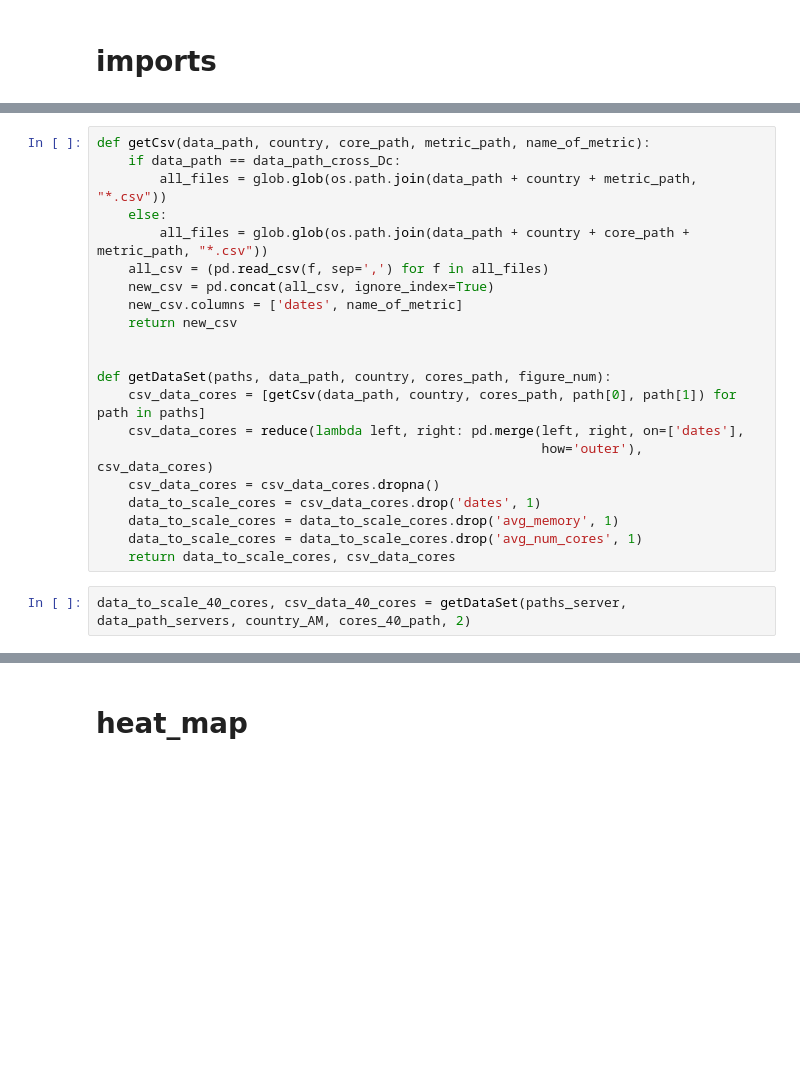
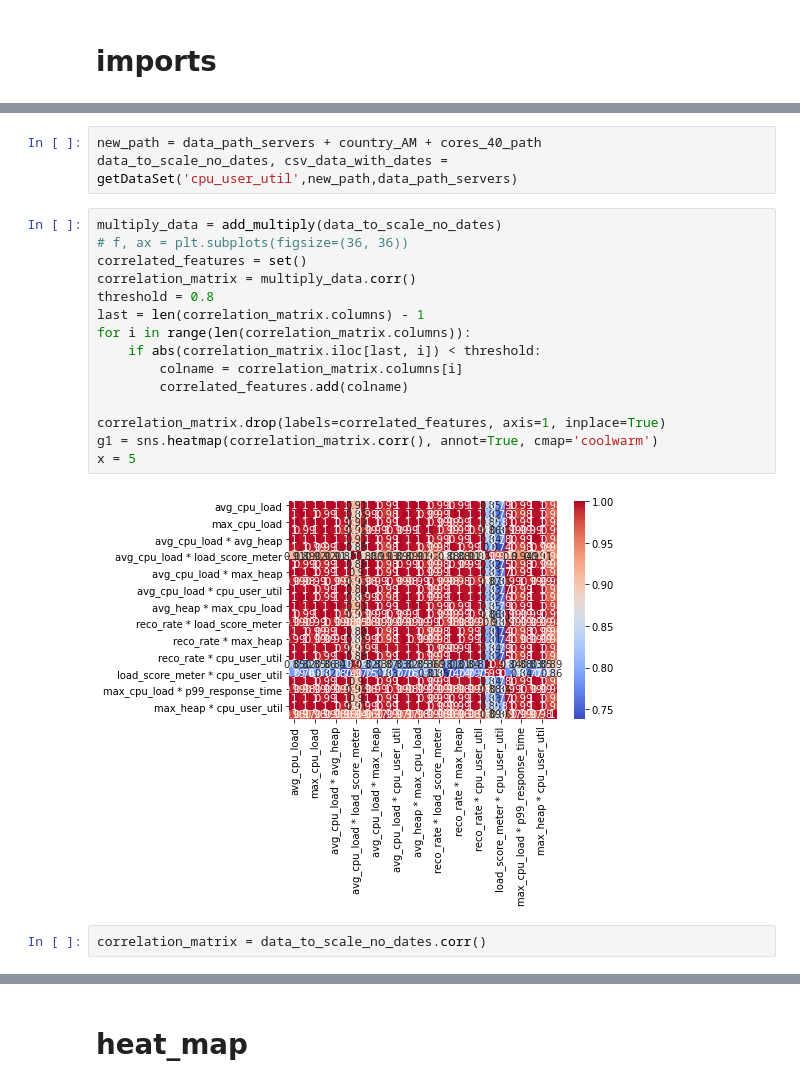
Before and after one commit to gilad83/Taboola-Internship, a Jupyter notebook: plot_jupyter_singleServer_new_metrics.ipynb, the cells around one changed output, grey strips where cells are left out. Saved outputs shown, nothing was run; the diff lists cells and outputs as text; blank space fills up the shorter version.

```diff
--- a/plot_jupyter_singleServer_new_metrics.ipynb
+++ b/plot_jupyter_singleServer_new_metrics.ipynb
@@ -68,23 +127,22 @@ a4_dims = (11.7, 8.27)
-# %%
-def getCsv(data_path, country, core_path, metric_path, name_of_metric):
-    if data_path == data_path_cross_Dc:
-        all_files = glob.glob(os.path.join(data_path + country + metric_path, "*.csv"))
-    else:
-        all_files = glob.glob(os.path.join(data_path + country + core_path + metric_path, "*.csv"))
-    all_csv = (pd.read_csv(f, sep=',') for f in all_files)
-    new_csv = pd.concat(all_csv, ignore_index=True)
-    new_csv.columns = ['dates', name_of_metric]
-    return new_csv
-
-
-def getDataSet(paths, data_path, country, cores_path, figure_num):
-    csv_data_cores = [getCsv(data_path, country, cores_path, path[0], path[1]) for path in paths]
-    csv_data_cores = reduce(lambda left, right: pd.merge(left, right, on=['dates'],
-                                                         how='outer'), csv_data_cores)
-    csv_data_cores = csv_data_cores.dropna()
-    data_to_scale_cores = csv_data_cores.drop('dates', 1)
-    data_to_scale_cores = data_to_scale_cores.drop('avg_memory', 1)
-    data_to_scale_cores = data_to_scale_cores.drop('avg_num_cores', 1)
-    return data_to_scale_cores, csv_data_cores
-# %%
-data_to_scale_40_cores, csv_data_40_cores = getDataSet(paths_server, data_path_servers, country_AM, cores_40_path, 2)
+# %%
+new_path = data_path_servers + country_AM + cores_40_path
+data_to_scale_no_dates, csv_data_with_dates = getDataSet('cpu_user_util',new_path,data_path_servers)
+# %%
+multiply_data = add_multiply(data_to_scale_no_dates)
+# f, ax = plt.subplots(figsize=(36, 36))
+correlated_features = set()
+correlation_matrix = multiply_data.corr()
+threshold = 0.8
+last = len(correlation_matrix.columns) - 1
+for i in range(len(correlation_matrix.columns)):
+    if abs(correlation_matrix.iloc[last, i]) < threshold:
+        colname = correlation_matrix.columns[i]
+        correlated_features.add(colname)
+
+correlation_matrix.drop(labels=correlated_features, axis=1, inplace=True)
+g1 = sns.heatmap(correlation_matrix.corr(), annot=True, cmap='coolwarm')
+x = 5
+# %% [output]
+[figure, added]
+# %%
+correlation_matrix = data_to_scale_no_dates.corr()
```
Also changed, not shown: parts of 19 cells of this notebook, 2 other files.
